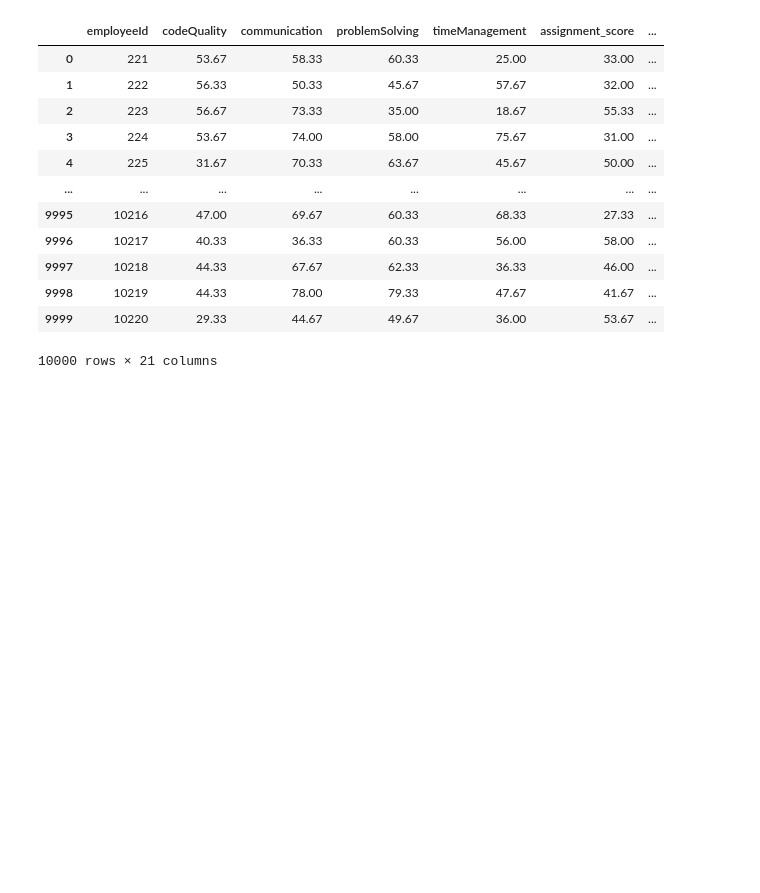
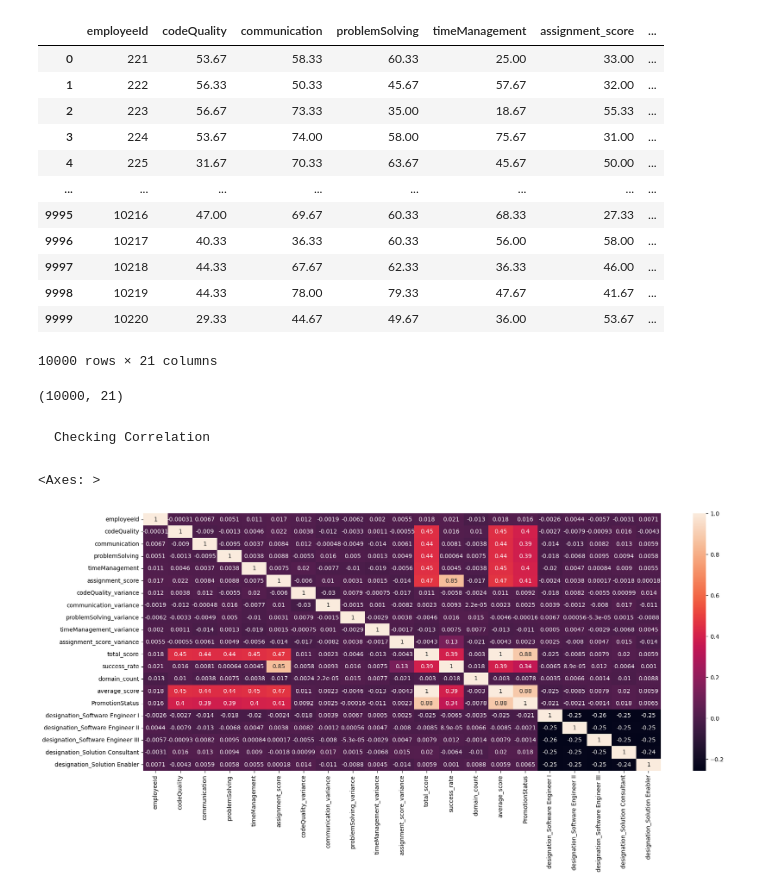
Before and after one commit to vaibhavJman/final-project, a Jupyter notebook: Data_Science/Model_training.ipynb, the cells around one changed output. Cells and saved outputs as stored; diff of their text form; code cells hidden in the pictures; blank space fills up the shorter version.

Commit message:
Data Science Completed.

```diff
--- a/Data_Science/Model_training.ipynb
+++ b/Data_Science/Model_training.ipynb
@@ -346,7 +348,7 @@ final_df
 def evaluate_promotion(row):
     if row['total_score'] > 300 or row['average_score'] > 55:
         return "Promoted"
-    elif row['total_score'] > 230 or row['average_score'] > 45:
+    elif row['total_score'] > 210 or row['average_score'] > 45:
         return "In Review"
     else:
         return "Layoff"
@@ -386,3 +388,7 @@ Data columns (total 17 columns):
  16  PromotionStatus            10000 non-null  object
 dtypes: float64(13), int64(2), object(2)
 memory usage: 1.3+ MB
+# %%
+mapping  = {"In Review" : 1, "Promoted" : 2, "Layoff" : 0}
+final_df["PromotionStatus"] = final_df.PromotionStatus.map(mapping)
+final_df["PromotionStatus"]
@@ -389,9 +431,6 @@ memory usage: 1.3+ MB
 # %%
-
-
-final_df_02 = pd.get_dummies(final_df, columns=['designation'], drop_first=False)
-
-final_df_02
+training_data = pd.get_dummies(final_df, columns=['designation'], drop_first=False)
+training_data
 # %% [output]
 |  | employeeId | codeQuality | communication | problemSolving | timeManagement | assignment_score | ... |
 | 0 | 221 | 53.67 | 58.33 | 60.33 | 25.00 | 33.00 | ... |
@@ -406,3 +445,15 @@ final_df_02
 | 9998 | 10219 | 44.33 | 78.00 | 79.33 | 47.67 | 41.67 | ... |
 | 9999 | 10220 | 29.33 | 44.67 | 49.67 | 36.00 | 53.67 | ... |
 10000 rows × 21 columns
+# %%
+training_data.shape
+# %% [output]
+(10000, 21)
+# %% [markdown]
+    Checking Correlation
+# %%
+plt.figure(figsize=(20, 8))
+sns.heatmap(training_data.corr(),annot=True)
+# %% [output]
+<Axes: >
+[figure, added]
```
Also changed, not shown: parts of 18 cells of this notebook.
